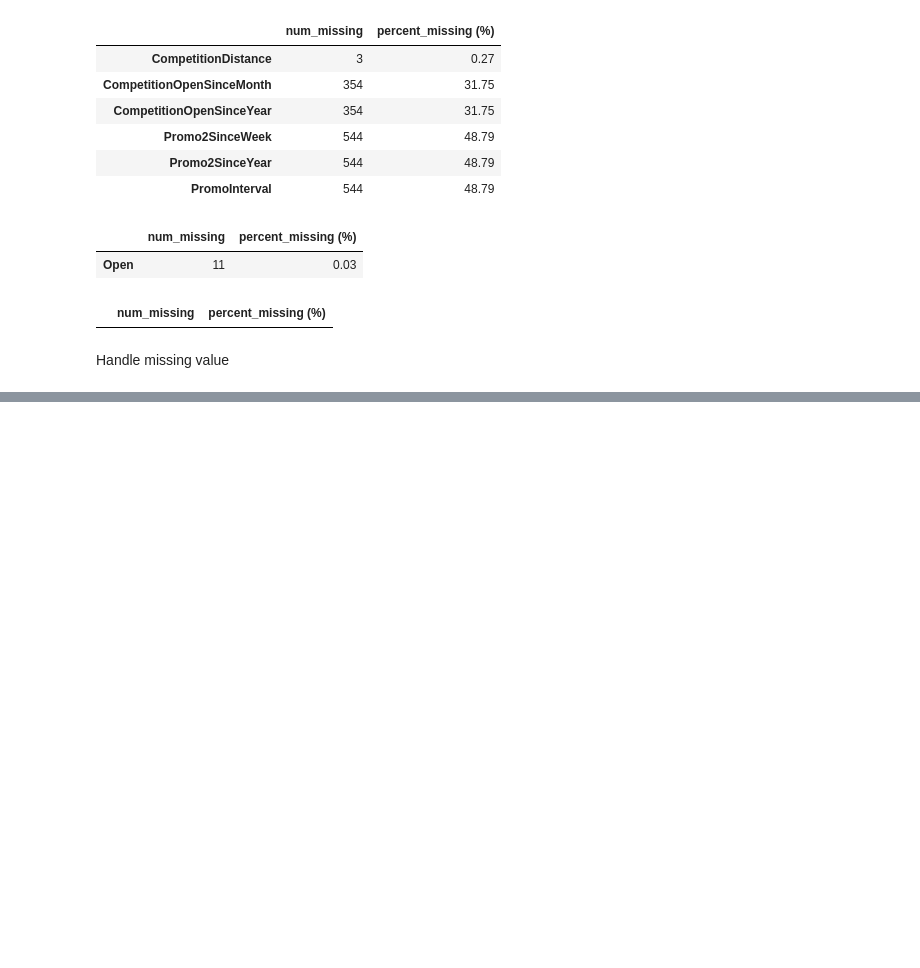
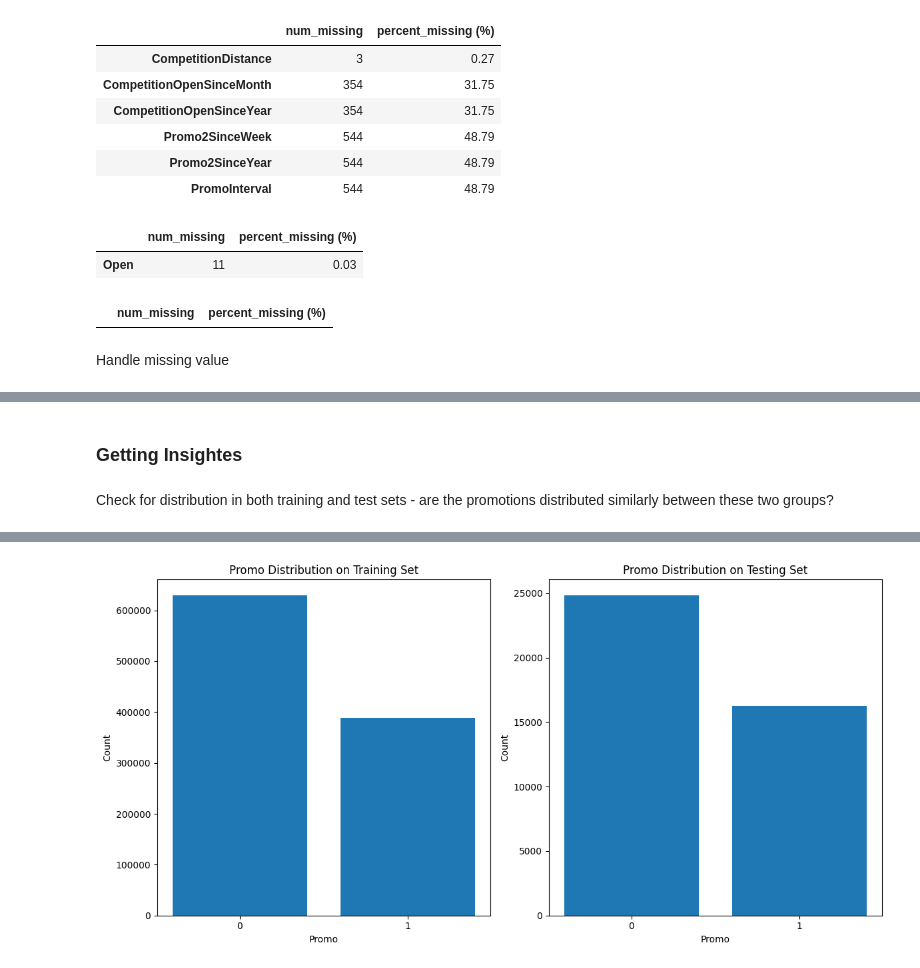
Before and after one commit to brook1167/Rossmann-Pharmaceuticals, a Jupyter notebook: notebooks/exploratory_analysis.ipynb, the cells around one changed output, grey strips where cells are left out. Cells and saved outputs as stored; diff of their text form; code cells hidden in the pictures; blank space fills up the shorter version.

```diff
--- a/notebooks/exploratory_analysis.ipynb
+++ b/notebooks/exploratory_analysis.ipynb
@@ -135,7 +136,3 @@ missing_values
 # find the most frequent value(mode) in the 'Open' column and replace the missing values
 mode_open = df_test['Open'].mode()[0]
 df_test['Open'] = df_test['Open'].fillna(mode_open)
-# %%
-# change Date type from object to datetime
-df_train.Date = pd.to_datetime(df_train["Date"])
-df_test.Date = pd.to_datetime(df_test["Date"])
@@ -141,0 +189,28 @@ df_test.Date = pd.to_datetime(df_test["Date"])
+# %% [markdown]
+### Getting Insightes
+# %% [markdown]
+Check for distribution in both training and test sets - are the promotions distributed similarly between these two groups?
+# %%
+
+train_distribution = df_train.Promo.value_counts()
+test_distribution = df_test.Promo.value_counts()
+
+# Create a figure with two subplots
+fig, ax = plt.subplots(1, 2, figsize=(12, 6))
+
+# Plot training distribution
+ax[0].bar(train_distribution.index.astype(str), train_distribution)
+ax[0].set_title("Promo Distribution on Training Set")
+ax[0].set_xlabel("Promo")
+ax[0].set_ylabel("Count")
+
+# Plot testing distribution
+ax[1].bar(test_distribution.index.astype(str), test_distribution)
+ax[1].set_title("Promo Distribution on Testing Set")
+ax[1].set_xlabel("Promo")
+ax[1].set_ylabel("Count")
+
+# Show the plots
+plt.tight_layout()
+plt.show()
+# %% [output]
@@ -141,0 +221 @@ df_test.Date = pd.to_datetime(df_test["Date"])
+[figure, added]
```
Also changed, not shown: parts of 9 cells of this notebook.
